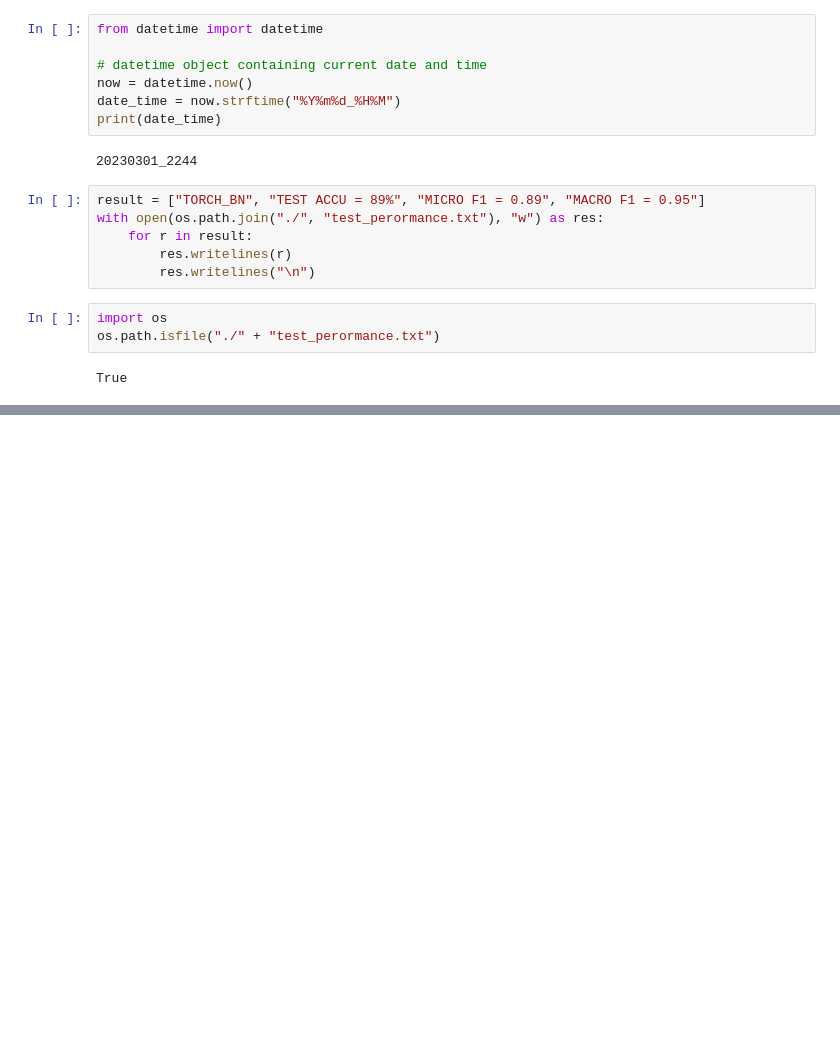
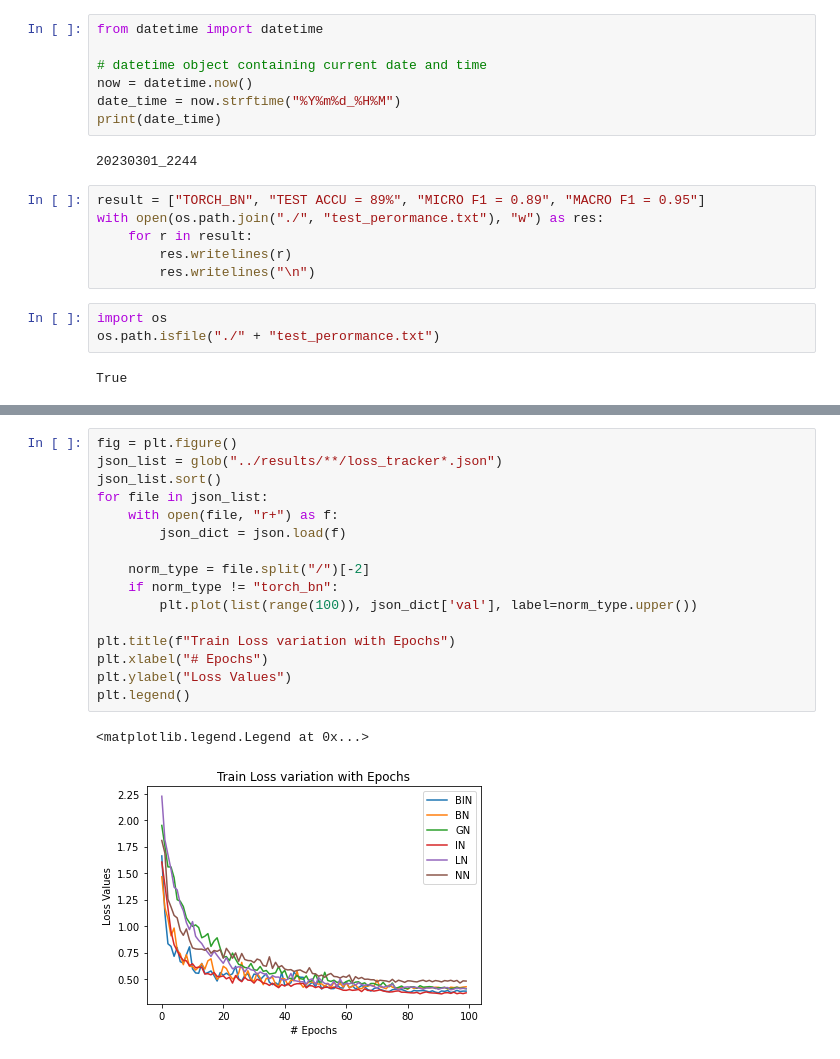
Before and after one commit to CosmoLuminous/deep-learning-col775, a Jupyter notebook: a1/resnet/src/resnet.ipynb, the cells around one changed output, grey strips where cells are left out. Cells and saved outputs as stored; diff of their text form; blank space fills up the shorter version.

```diff
--- a/a1/resnet/src/resnet.ipynb
+++ b/a1/resnet/src/resnet.ipynb
@@ -270,0 +320,19 @@ True
+# %%
+fig = plt.figure()
+json_list = glob("../results/**/loss_tracker*.json")
+json_list.sort()
+for file in json_list:
+    with open(file, "r+") as f:
+        json_dict = json.load(f)
+
+    norm_type = file.split("/")[-2]
+    if norm_type != "torch_bn":
+        plt.plot(list(range(100)), json_dict['val'], label=norm_type.upper())
+
+plt.title(f"Train Loss variation with Epochs")
+plt.xlabel("# Epochs")
+plt.ylabel("Loss Values")
+plt.legend()
+# %% [output]
+<matplotlib.legend.Legend at 0x...>
+[figure, added]
```
Also changed, not shown: parts of 5 cells of this notebook, 6 other files.
